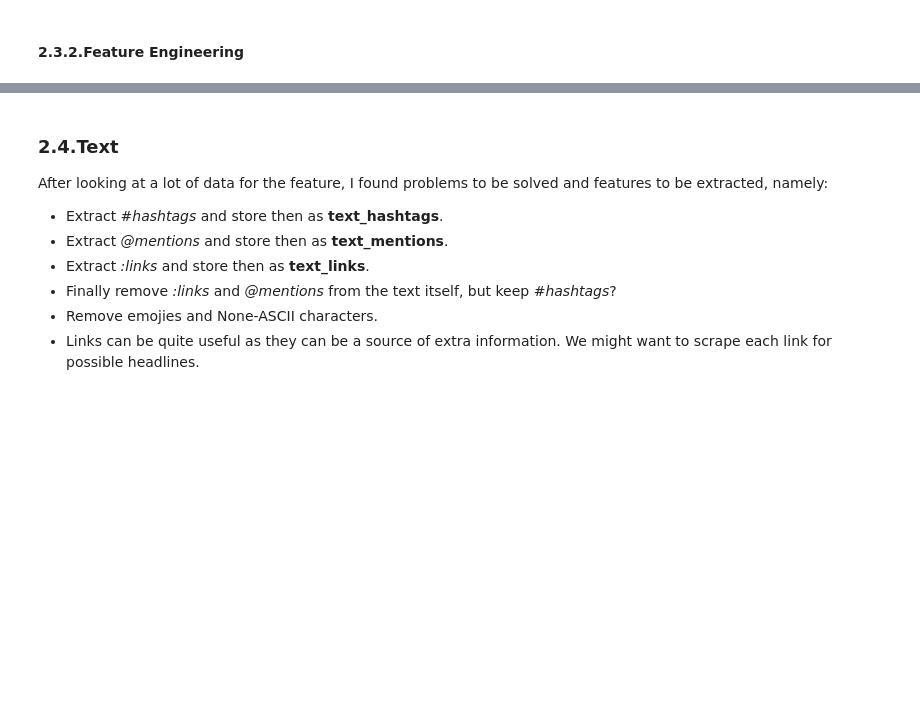
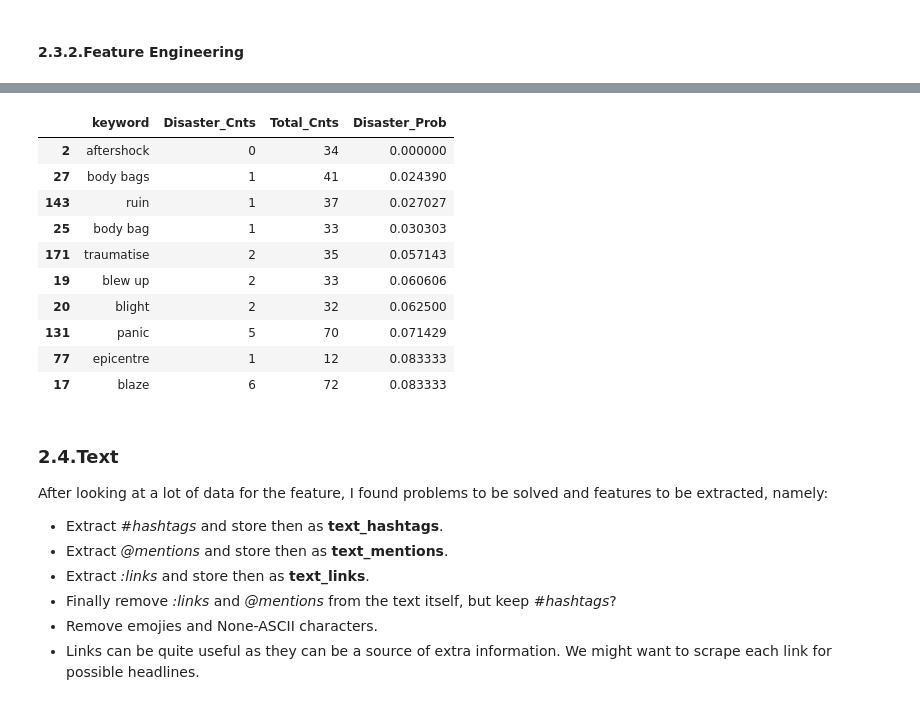
Before and after one commit to keivanipchihagh/NLP-with-Disaster-Tweets, a Jupyter notebook: NLP with Disaster Tweets.ipynb, the cells around one changed output, grey strips where cells are left out. Drawn from its saved outputs; the diff is of its cells as text; code cells hidden in the pictures; blank space fills up the shorter version.

```diff
--- a/NLP with Disaster Tweets.ipynb
+++ b/NLP with Disaster Tweets.ipynb
@@ -315,3 +360,20 @@ plt.show()
+# %%
+# Get probability for keywords associated with non-disaster tweets
+keywords_df.sort_values(
+    by = 'Disaster_Prob',
+).head(10)
+# %% [output]
+|  | keyword | Disaster_Cnts | Total_Cnts | Disaster_Prob |
+| 2 | aftershock | 0 | 34 | 0.000000 |
+| 27 | body bags | 1 | 41 | 0.024390 |
+| 143 | ruin | 1 | 37 | 0.027027 |
+| 25 | body bag | 1 | 33 | 0.030303 |
+| 171 | traumatise | 2 | 35 | 0.057143 |
+| 19 | blew up | 2 | 33 | 0.060606 |
+| 20 | blight | 2 | 32 | 0.062500 |
+| 131 | panic | 5 | 70 | 0.071429 |
+| 77 | epicentre | 1 | 12 | 0.083333 |
+| 17 | blaze | 6 | 72 | 0.083333 |
 # %% [markdown]
 ### 2.4.Text
 After looking at a lot of data for the feature, I found problems to be solved and features to be extracted, namely:
```
Also changed, not shown: parts of 7 cells of this notebook.
